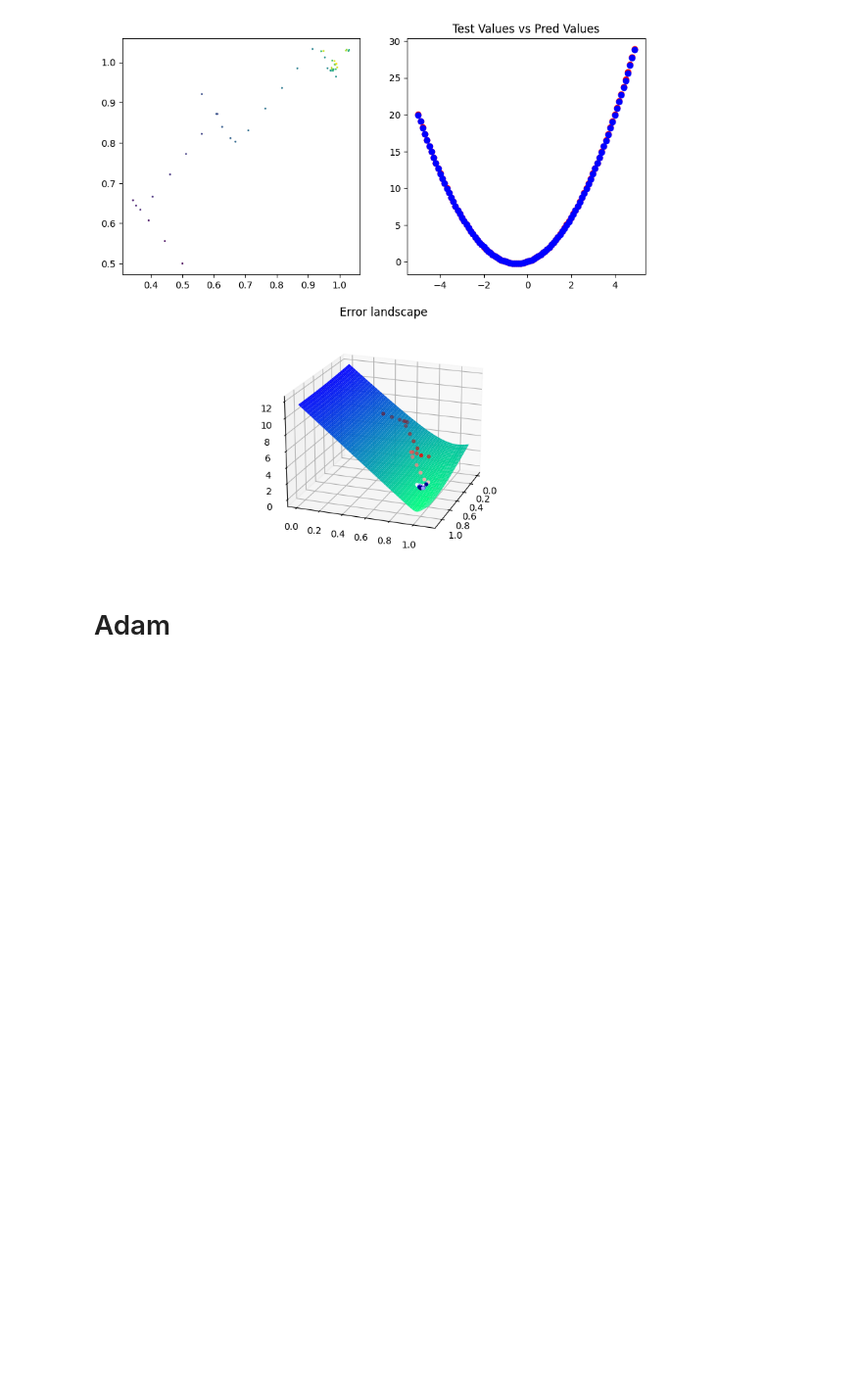
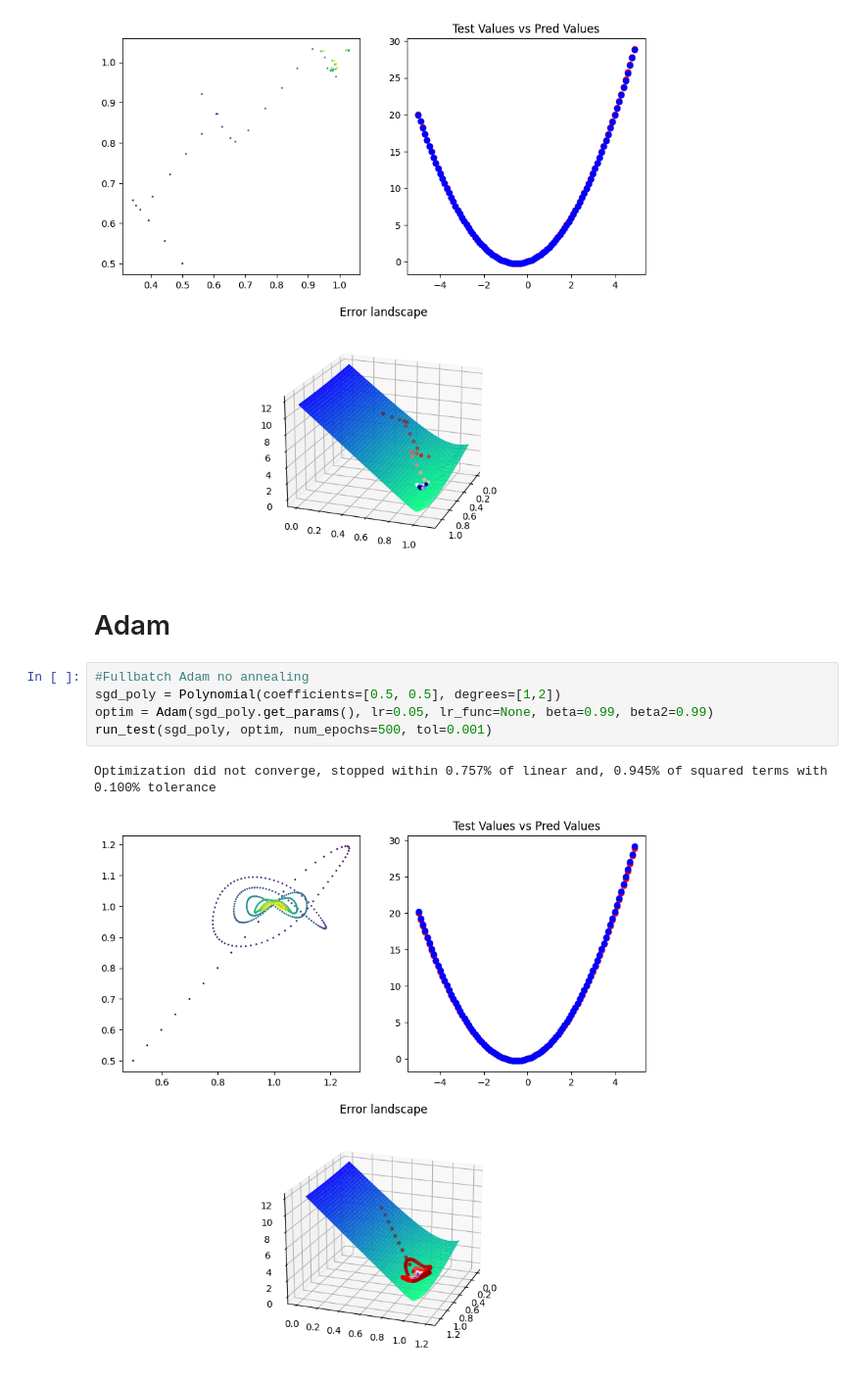
Before and after one commit to JoseMCruzMendez/CodingMLBasics, a Jupyter notebook: Optimizers/TestingGD.ipynb, the cells around one changed output. Shown at 98% size. Drawn from its saved outputs; the diff is of its cells as text; blank space fills up the shorter version.

Commit message:
Finished Optimizers, starting with NeuralNets

```diff
--- a/Optimizers/TestingGD.ipynb
+++ b/Optimizers/TestingGD.ipynb
@@ -295,3 +295,11 @@ Optimization converged at epoch 5 with 45 steps
 [figure]
 # %% [markdown]
 # Adam
+# %%
+#Fullbatch Adam no annealing
+sgd_poly = Polynomial(coefficients=[0.5, 0.5], degrees=[1,2])
+optim = Adam(sgd_poly.get_params(), lr=0.05, lr_func=None, beta=0.99, beta2=0.99)
+run_test(sgd_poly, optim, num_epochs=500, tol=0.001)
+# %% [output]
+Optimization did not converge, stopped within 0.757% of linear and, 0.945% of squared terms with 0.100% tolerance
+[figure, added]
```
Also changed, not shown: parts of 6 cells of this notebook, 4 other files.
